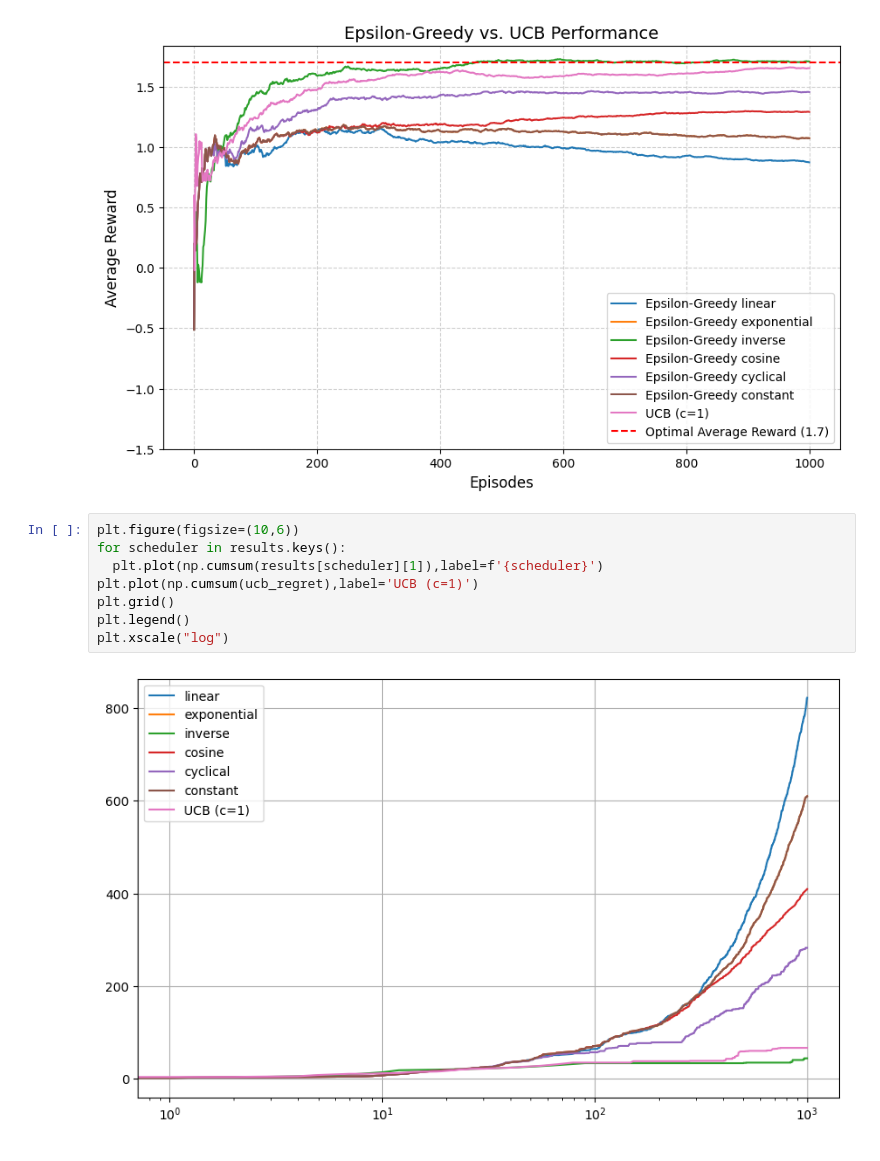
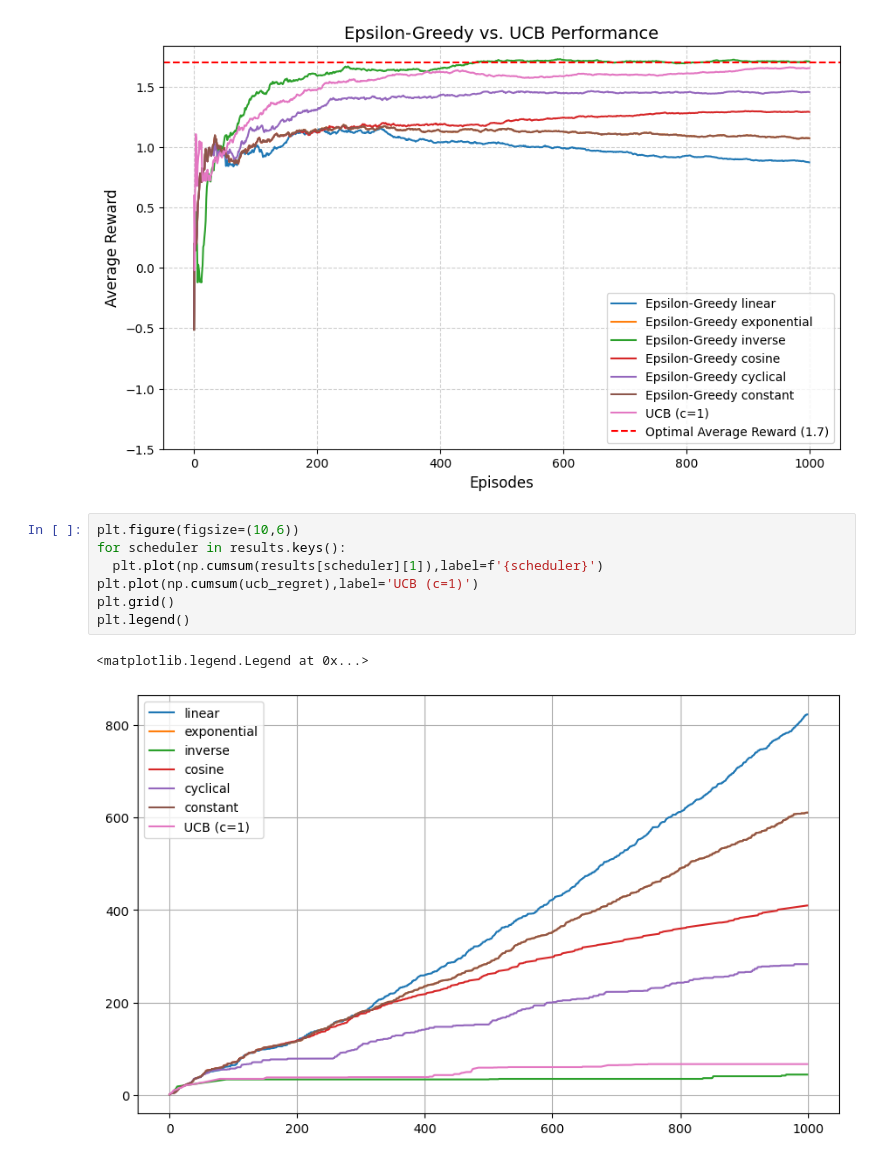
Before and after one commit to rameshaditya-me/reinforcement-learning-from-scratch, a Jupyter notebook: lecture1_MAB.ipynb, the cells around one changed output. Saved outputs shown, nothing was run; the diff lists cells and outputs as text.

```diff
--- a/lecture1_MAB.ipynb
+++ b/lecture1_MAB.ipynb
@@ -861,11 +862,11 @@ Ran 1000 episodes for UCB (c=1).
 # %%
 plt.figure(figsize=(10,6))
 for scheduler in results.keys():
   plt.plot(np.cumsum(results[scheduler][1]),label=f'{scheduler}')
 plt.plot(np.cumsum(ucb_regret),label='UCB (c=1)')
 plt.grid()
 plt.legend()
-plt.xscale("log")
 # %% [output]
+<matplotlib.legend.Legend at 0x...>
-[figure, old version]
+[figure, new version]
 # %% [markdown]
```
Also changed, not shown: parts of 1 cell of this notebook.
